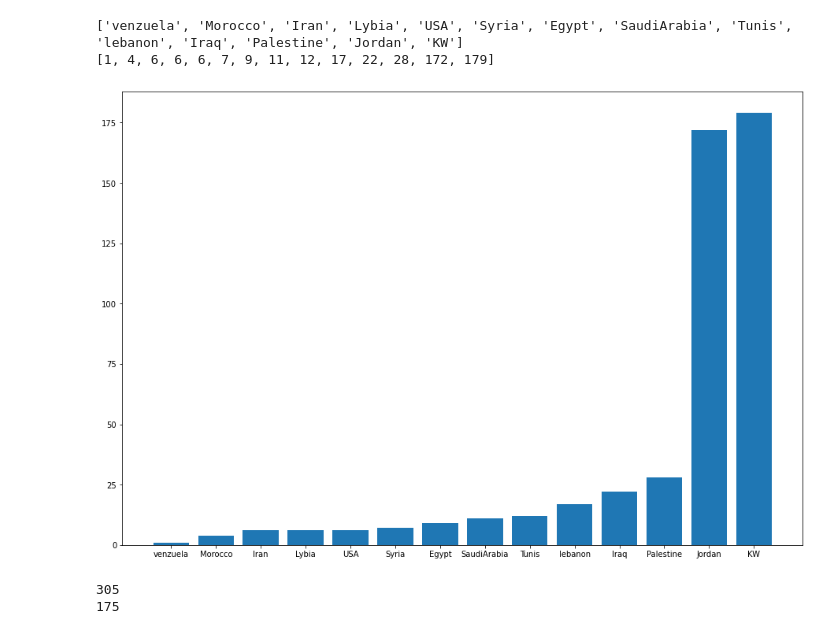
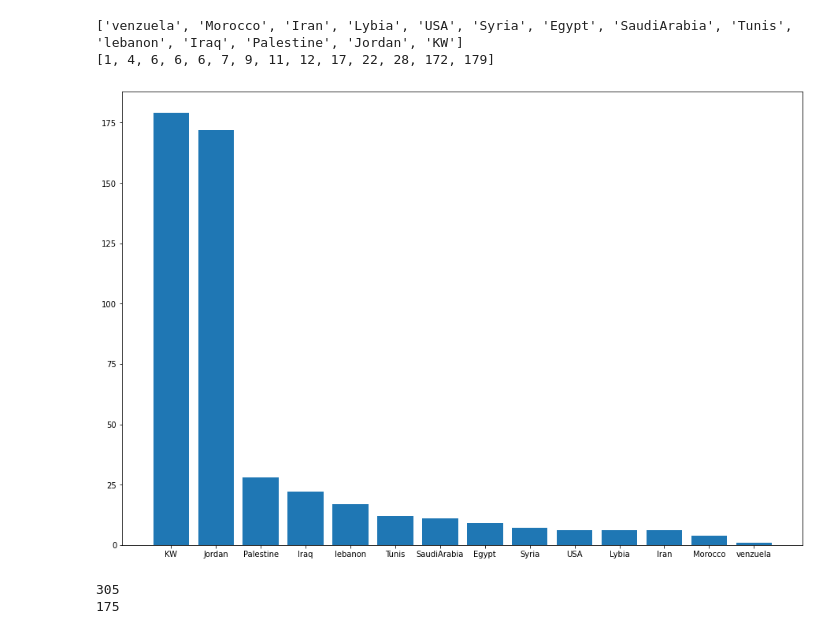
Before and after one commit to Asabeneh/EDM-H-2, a Jupyter notebook: edm-h-2.ipynb, the cells around one changed output. Cells and saved outputs as stored; diff of their text form; code cells hidden in the pictures.

Commit message:
some graphs have been added

```diff
--- a/edm-h-2.ipynb
+++ b/edm-h-2.ipynb
@@ -219,10 +268,10 @@ print(students)
 # %%
 fig = plt.figure()
 ax = fig.add_axes([0,0,2,2])
-ax.bar(countries,students)
+ax.bar(countries[::-1],students[::-1])
 plt.show()
 # %% [output]
-[figure, old version]
+[figure, new version]
 # %%
 df_male = df.loc[df['gender'] == 'M']
 print(len(df_male))
```
Also changed, not shown: parts of 7 cells of this notebook, 1 other file.
